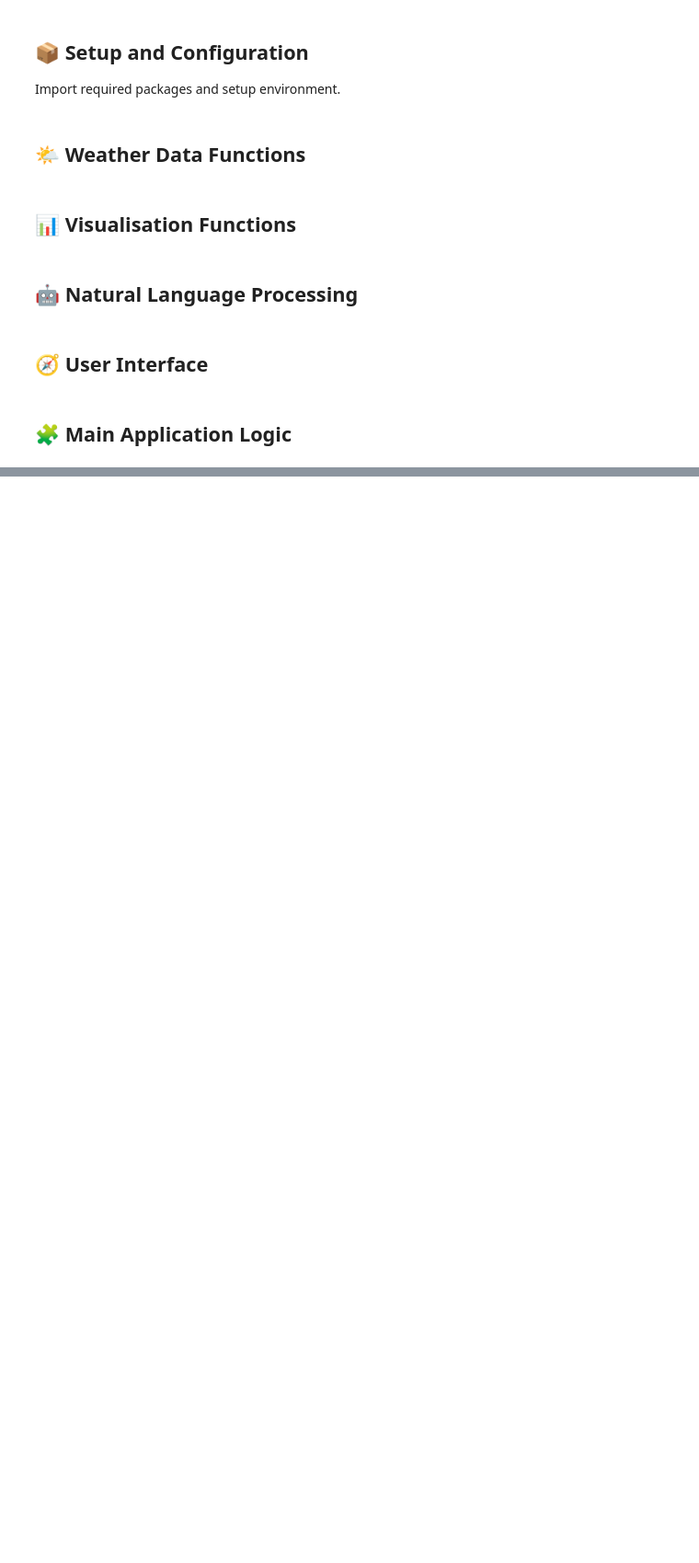
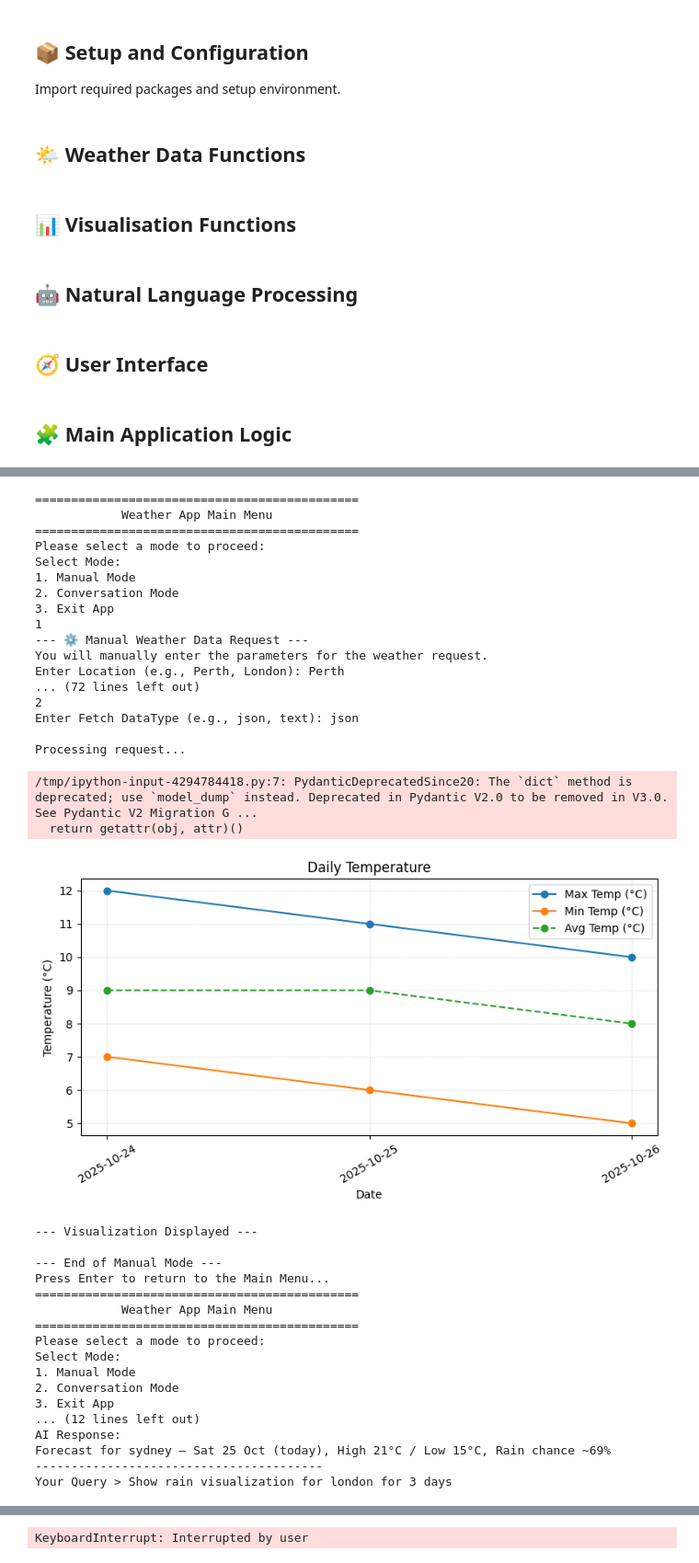
Before and after one commit to sharifabdullahtanzim-max/weatherwise, a Jupyter notebook: starter_notebook.ipynb, the cells around one changed output, grey strips where cells are left out. Shown at 92% size. Drawn from its saved outputs; the diff is of its cells as text; code cells hidden in the pictures; blank space fills up the shorter version.

```diff
--- a/starter_notebook.ipynb
+++ b/starter_notebook.ipynb
@@ -1085,0 +1169,40 @@ Add markdown cells here summarising prompts used or link to AI conversations in
+# %%
+generate_weather_response()
+# %% [output]
+=============================================
+            Weather App Main Menu
+=============================================
+Please select a mode to proceed:
+Select Mode:
+1. Manual Mode
+2. Conversation Mode
+3. Exit App
+1
+--- ⚙️ Manual Weather Data Request ---
+You will manually enter the parameters for the weather request.
+Enter Location (e.g., Perth, London): Perth
+... (72 lines left out)
+2
+Enter Fetch DataType (e.g., json, text): json
+
+Processing request...
+/tmp/ipython-input-4294784418.py:7: PydanticDeprecatedSince20: The `dict` method is deprecated; use `model_dump` instead. Deprecated in Pydantic V2.0 to be removed in V3.0. See Pydantic V2 Migration G ...
+  return getattr(obj, attr)()
+[figure, added]
+--- Visualization Displayed ---
+
+--- End of Manual Mode ---
+Press Enter to return to the Main Menu...
+=============================================
+            Weather App Main Menu
+=============================================
+Please select a mode to proceed:
+Select Mode:
+1. Manual Mode
+2. Conversation Mode
+3. Exit App
+... (12 lines left out)
+AI Response:
+Forecast for sydney — Sat 25 Oct (today), High 21°C / Low 15°C, Rain chance ~69%
+----------------------------------------
+Your Query > Show rain visualization for london for 3 days
@@ -1085,0 +1225 @@ Add markdown cells here summarising prompts used or link to AI conversations in
+KeyboardInterrupt: Interrupted by user
```
Also changed, not shown: parts of 14 cells of this notebook.
